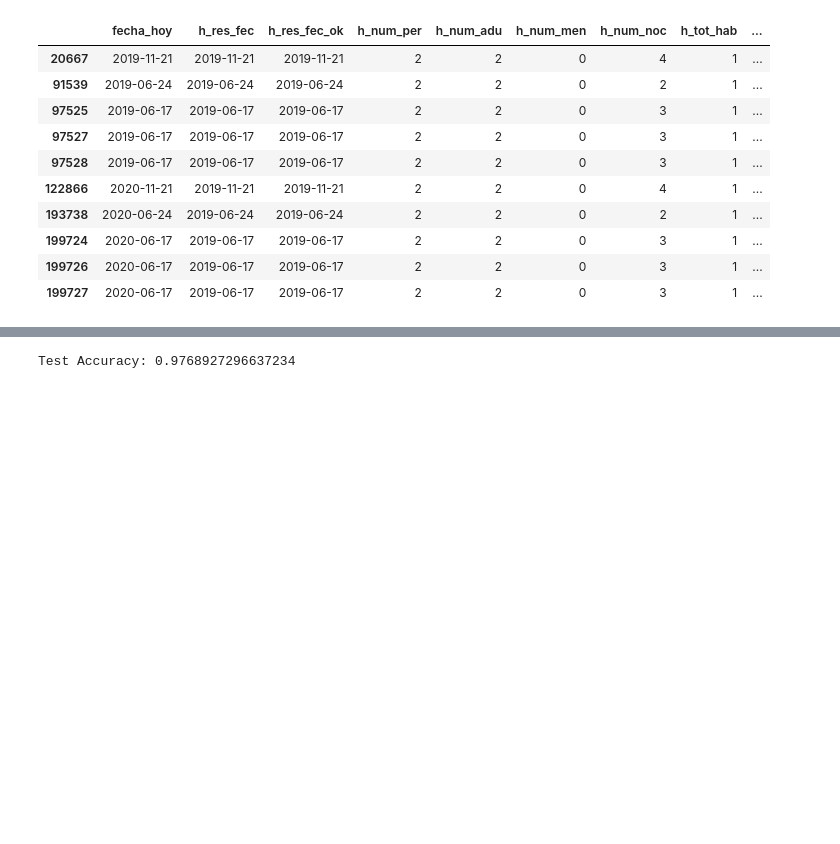
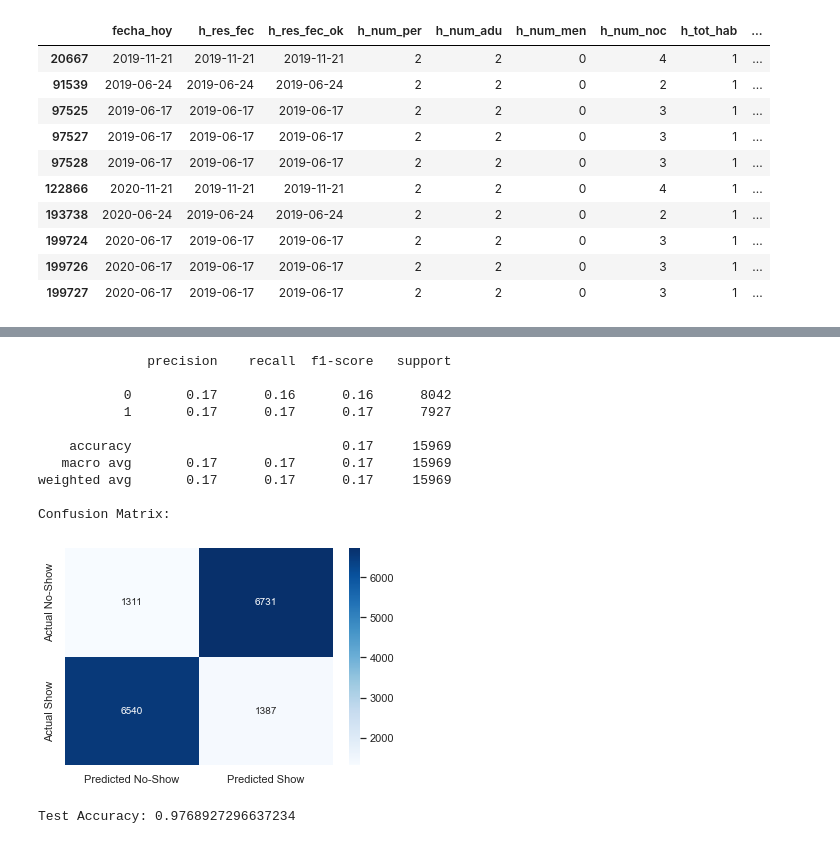
Before and after one commit to carolinahdzm/TCA_clasificacion_Equipo3, a Jupyter notebook: RESERVACIONES_ANALISIS.ipynb, the cells around one changed output, grey strips where cells are left out. Cells and saved outputs as stored; diff of their text form; code cells hidden in the pictures; blank space fills up the shorter version.

```diff
--- a/RESERVACIONES_ANALISIS.ipynb
+++ b/RESERVACIONES_ANALISIS.ipynb
@@ -763,3 +782,41 @@ Test Accuracy: 0.9668733170517878
+# %%
+from imblearn.over_sampling import SMOTE
+from imblearn.pipeline import Pipeline as IMBPipeline
+from sklearn.ensemble import RandomForestClassifier
+from sklearn.metrics import classification_report, confusion_matrix
+
+# Create a pipeline with SMOTE and a classifier
+pipeline = IMBPipeline([
+    ('smote', SMOTE(random_state=42)),  # Oversample the minority class
+    ('classifier', RandomForestClassifier(class_weight='balanced', random_state=42))
+])
+
+# Split your data into training and testing set if not already done
+
+# Train the pipeline
+pipeline.fit(X_train, y_train)
+
+# Predict on the test data
+y_pred = pipeline.predict(X_test)
+
+# Evaluate the predictions
+print(classification_report(y_test, y_pred))
+print("Confusion Matrix:")
+cm = confusion_matrix(y_test, y_pred)
+sns.heatmap(cm, annot=True, fmt="d", cmap='Blues', xticklabels=['Predicted No-Show', 'Predicted Show'], yticklabels=['Actual No-Show', 'Actual Show'])
+plt.show()
+# %% [output]
+              precision    recall  f1-score   support
+
+           0       0.17      0.16      0.16      8042
+           1       0.17      0.17      0.17      7927
+
+    accuracy                           0.17     15969
+   macro avg       0.17      0.17      0.17     15969
+weighted avg       0.17      0.17      0.17     15969
+
+Confusion Matrix:
+[figure, added]
 # %%
 # Fit the model
 lr_pipeline.fit(X_train, y_train)
```
Also changed, not shown: parts of 17 cells of this notebook.
